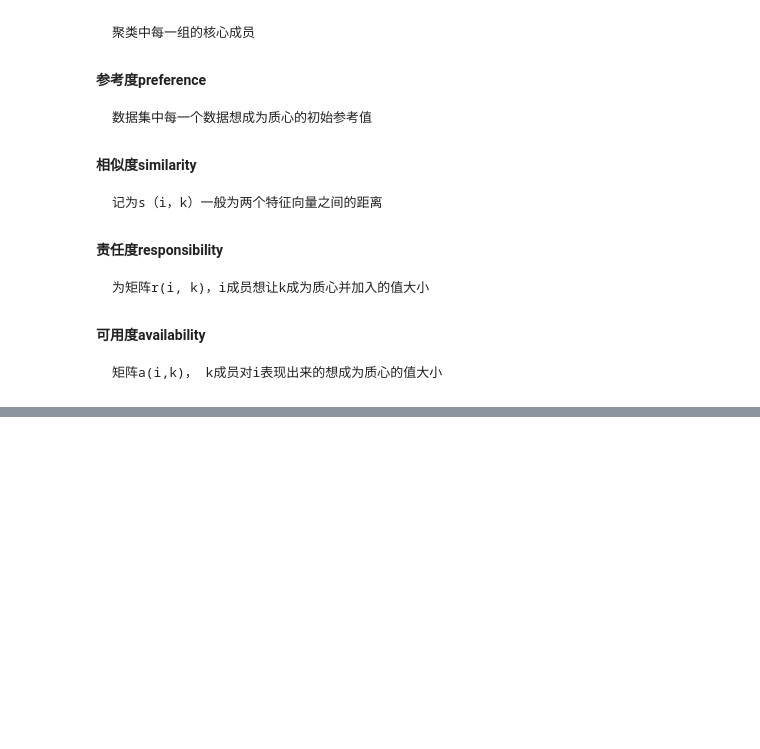
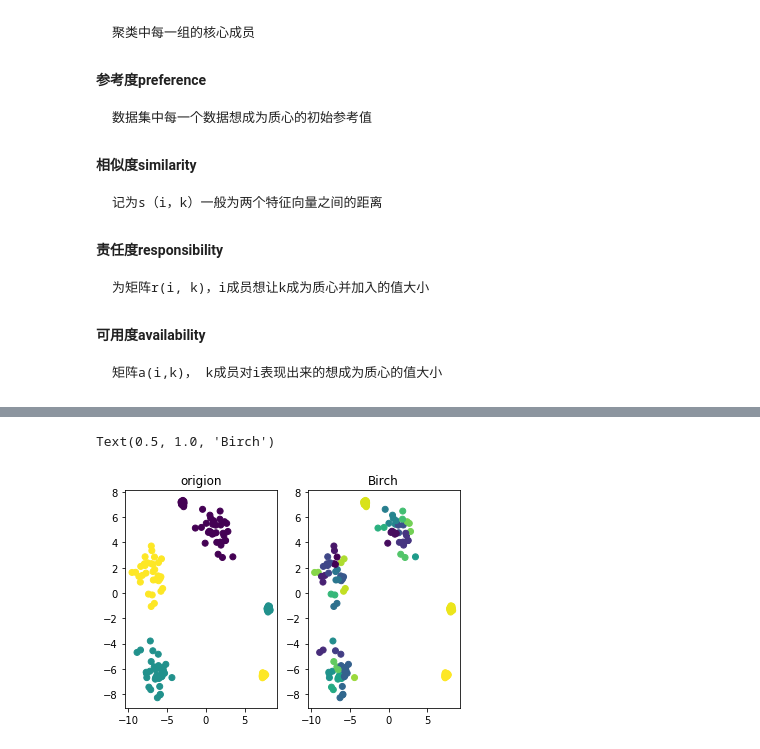
Before and after one commit to JanMCHEN/scikit-learning, a Jupyter notebook: unsupervised_learning.ipynb, the cells around one changed output, grey strips where cells are left out. Drawn from its saved outputs; the diff is of its cells as text; code cells hidden in the pictures; blank space fills up the shorter version.

```diff
--- a/unsupervised_learning.ipynb
+++ b/unsupervised_learning.ipynb
@@ -66,0 +176,15 @@ max(af.labels_)
+# %%
+from sklearn.cluster import Birch
+
+brc = Birch(n_clusters=None).fit(data)
+
+plt.subplot(1, 2, 1)
+plt.scatter(data[:, 0], data[:, 1], c=target)
+plt.title('origion')
+
+plt.subplot(1, 2, 2)
+plt.scatter(data[:, 0], data[:, 1], c=brc.labels_)
+plt.title('Birch')
+# %% [output]
+Text(0.5, 1.0, 'Birch')
+[figure, added]
```
Also changed, not shown: parts of 8 cells of this notebook, 1 other file.
